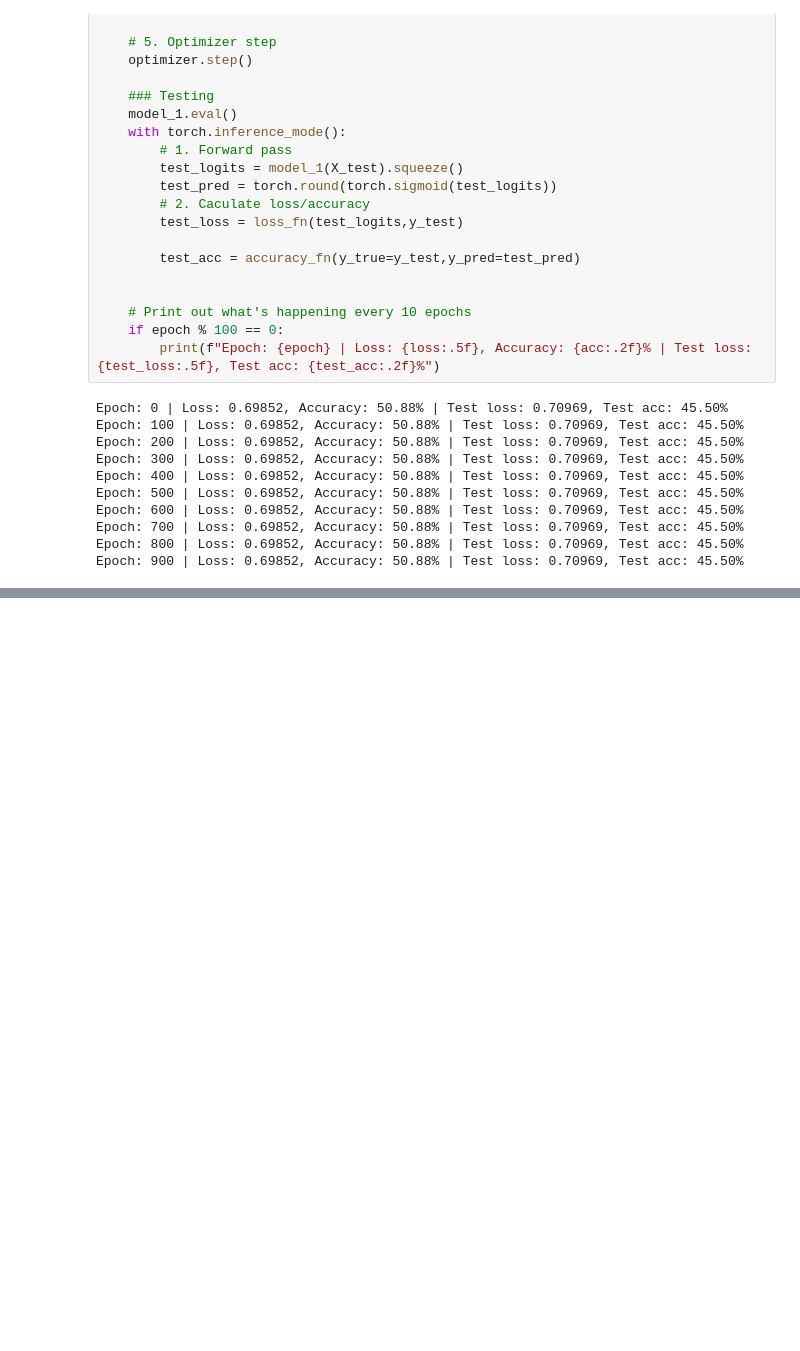
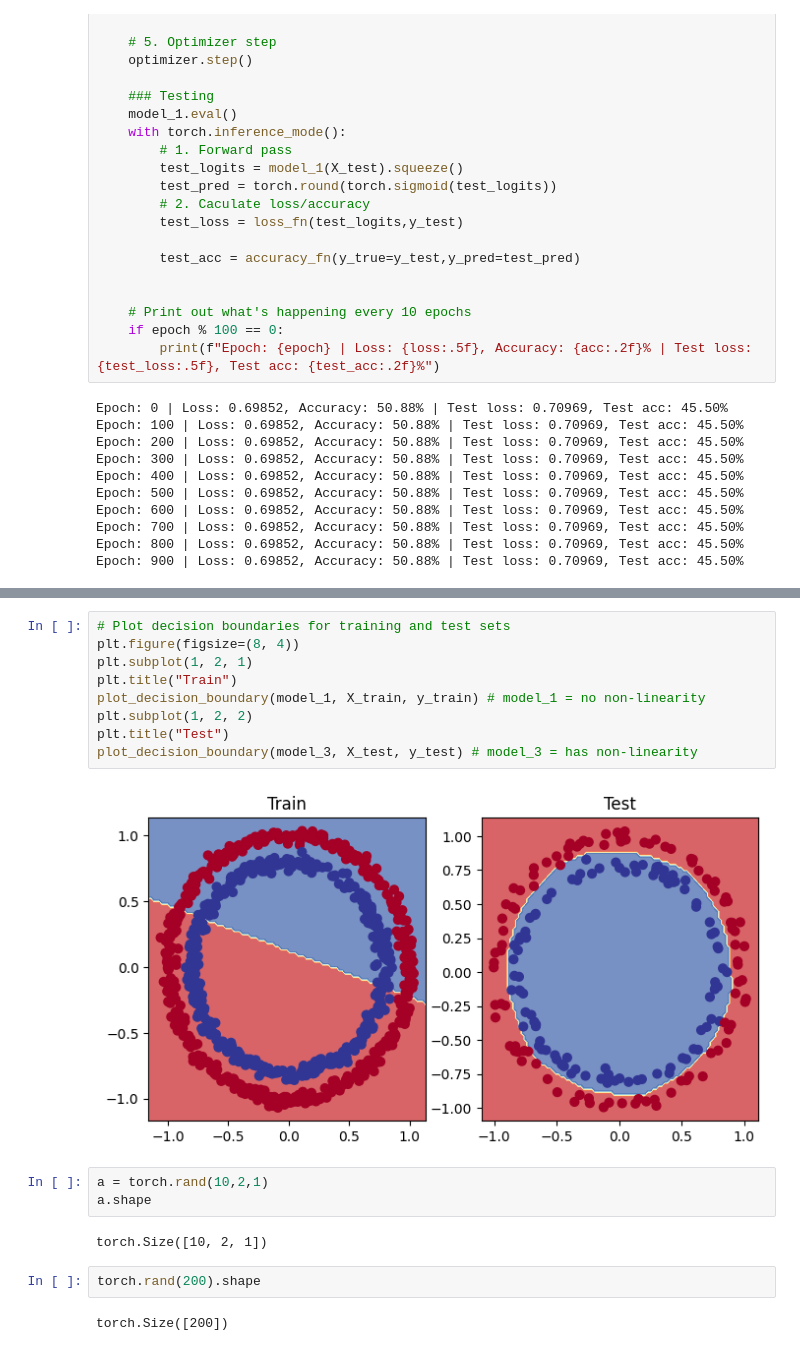
Before and after one commit to greg881203/Pytorch, a Jupyter notebook: Classification.ipynb, the cells around one changed output, grey strips where cells are left out. Cells and saved outputs as stored; diff of their text form; blank space fills up the shorter version.

```diff
--- a/Classification.ipynb
+++ b/Classification.ipynb
@@ -499,0 +680,20 @@ Epoch: 900 | Loss: 0.69852, Accuracy: 50.88% | Test loss: 0.70969, Test acc: 45.
+# %%
+# Plot decision boundaries for training and test sets
+plt.figure(figsize=(8, 4))
+plt.subplot(1, 2, 1)
+plt.title("Train")
+plot_decision_boundary(model_1, X_train, y_train) # model_1 = no non-linearity
+plt.subplot(1, 2, 2)
+plt.title("Test")
+plot_decision_boundary(model_3, X_test, y_test) # model_3 = has non-linearity
+# %% [output]
+[figure, added]
+# %%
+a = torch.rand(10,2,1)
+a.shape
+# %% [output]
+torch.Size([10, 2, 1])
+# %%
+torch.rand(200).shape
+# %% [output]
+torch.Size([200])
```
Also changed, not shown: parts of 20 cells of this notebook.
